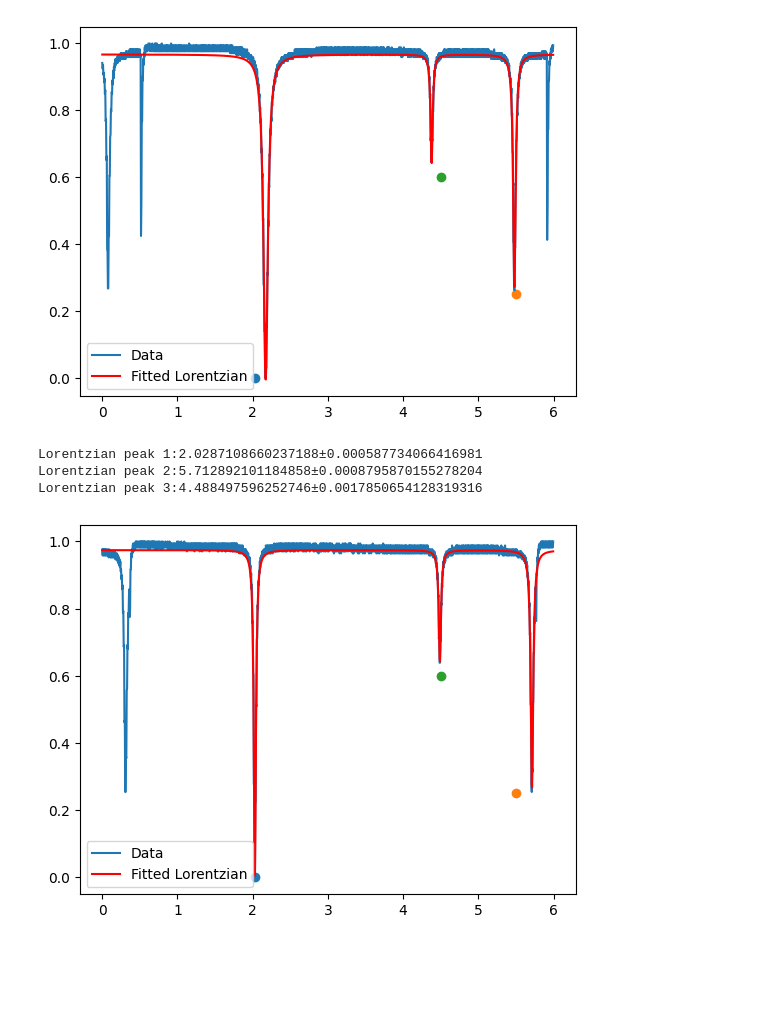
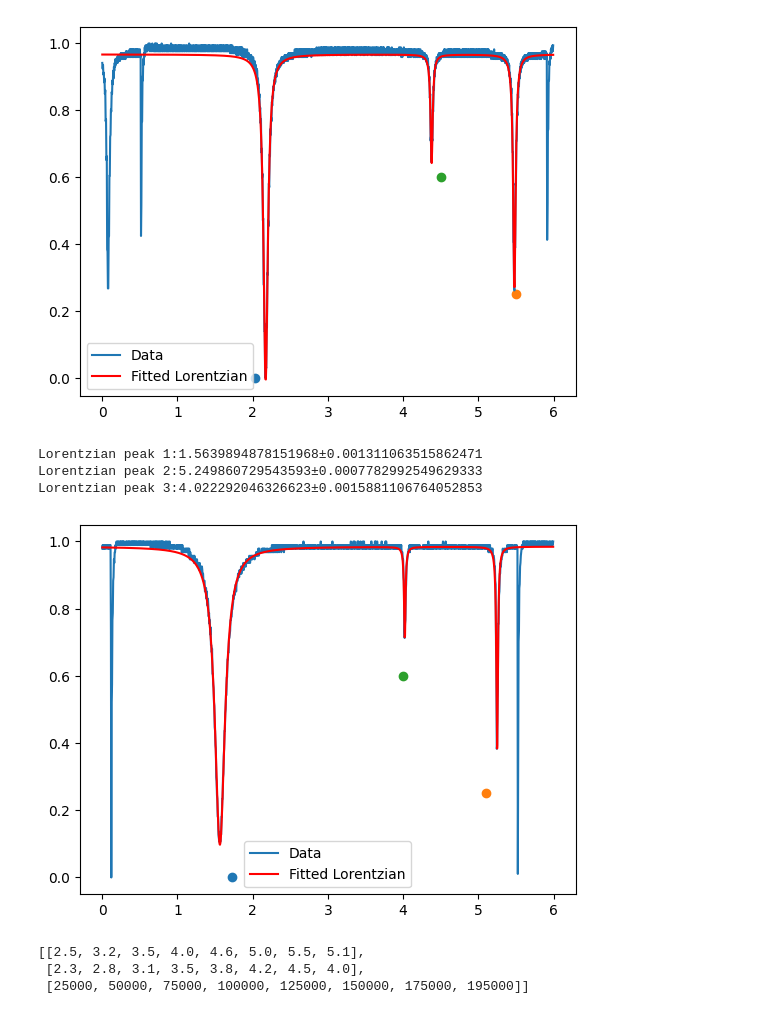
Before and after one commit to imathrock/Optical_Pumping, a Jupyter notebook: Data_analysis.ipynb, the cells around one changed output. Saved outputs shown, nothing was run; the diff lists cells and outputs as text; code cells hidden in the pictures; blank space fills up the shorter version.

```diff
--- a/Data_analysis.ipynb
+++ b/Data_analysis.ipynb
@@ -62,5 +78,5 @@ def triple_lorentzian(x, y0, a1, c1, w1, a2, c2, w2, a3, c3, w3):
 # %%
-def fit_lorentzian(p0,df):
+def fit_lorentzian(p0,df,list):
     x_data,y_data = df["time"],df["CH2norm"]
     popt, pcov = curve_fit(triple_lorentzian,x_data,y_data,p0=p0)
     perr = np.sqrt(np.diag(pcov))
@@ -74,4 +90,5 @@ def fit_lorentzian(p0,df):
     plt.plot(x_data, triple_lorentzian(x_data, *popt), 'r-', label='Fitted Lorentzian')
     plt.legend()
     plt.show()
+    list.append([p0[5],p0[8]])
     return popt,perr
@@ -84,2 +95,4 @@ p0_guesses = [[1.0,0,2.025,0.018,0.2,2.5,0.023,0.6,2.3,0.022],
+# %%
+list_of_opt = []
 # %%
 p0_guess = [1.0,0,2.025,0.018,0.2,2.5,0.023,0.6,2.3,0.022]
@@ -138,10 +151,22 @@ Lorentzian peak 2:5.47934656398605±0.001019054346948234
 Lorentzian peak 3:4.378771863206601±0.002017082276075628
 [figure]
 # %%
-p0_guess = [1.0,0.0,2.025,0.018,0.25,5.5,0.023,0.6,4.5,0.022]
-popt,perr = fit_lorentzian(p0_guess,df_195)
+p0_guess = [1.0,0.0,1.725,0.018,0.25,5.1,0.023,0.6,4.0,0.022]
+df_195["Bfield"] = df_195["Bfield"]*10
+popt,perr = fit_lorentzian(p0_guess,df_195,list_of_opt)
 # %% [output]
-Lorentzian peak 1:2.0287108660237188±0.000587734066416981
-Lorentzian peak 2:5.712892101184858±0.0008795870155278204
-Lorentzian peak 3:4.488497596252746±0.0017850654128319316
+Lorentzian peak 1:1.5639894878151968±0.001311063515862471
+Lorentzian peak 2:5.249860729543593±0.0007782992549629333
+Lorentzian peak 3:4.022292046326623±0.0015881106764052853
-[figure, old version]
+[figure, new version]
+# %%
+lopt = np.array(list_of_opt)
+lopt = lopt.T
+lopt = lopt.tolist()
+lopt.append([25000,50000,75000,100000,125000,150000,175000,195000])
+# lopt = np.array(lopt)
+lopt
+# %% [output]
+[[2.5, 3.2, 3.5, 4.0, 4.6, 5.0, 5.5, 5.1],
+ [2.3, 2.8, 3.1, 3.5, 3.8, 4.2, 4.5, 4.0],
+ [25000, 50000, 75000, 100000, 125000, 150000, 175000, 195000]]
```
Also changed, not shown: parts of 12 cells of this notebook, 24 other files.
